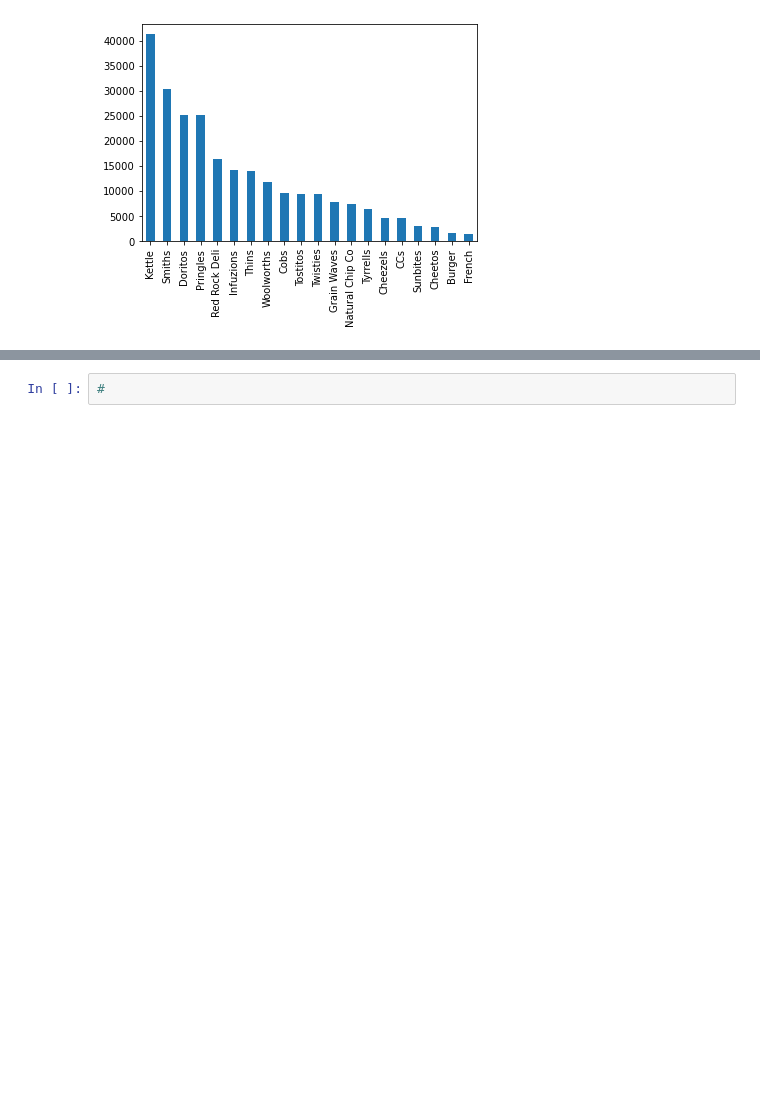
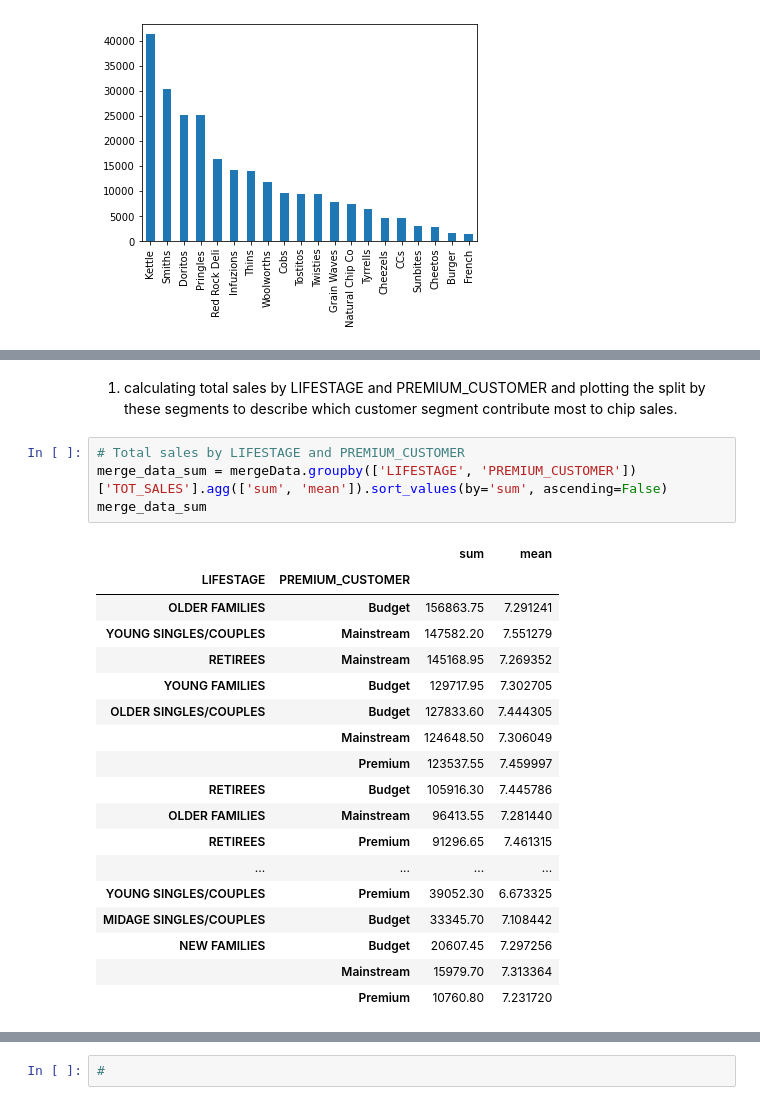
Before and after one commit to diao1010/Virtual_intern, a Jupyter notebook: task1_melody.ipynb, the cells around one changed output, grey strips where cells are left out. Drawn from its saved outputs; the diff is of its cells as text; blank space fills up the shorter version.

```diff
--- a/task1_melody.ipynb
+++ b/task1_melody.ipynb
@@ -446,0 +578,27 @@ transactionData['BRAND'].value_counts().plot(kind='bar')
+# %% [markdown]
+1. calculating total sales by LIFESTAGE and PREMIUM_CUSTOMER and
+plotting the split by these segments to describe which customer segment contribute
+most to chip sales.
+# %%
+# Total sales by LIFESTAGE and PREMIUM_CUSTOMER
+merge_data_sum = mergeData.groupby(['LIFESTAGE', 'PREMIUM_CUSTOMER'])['TOT_SALES'].agg(['sum', 'mean']).sort_values(by='sum', ascending=False)
+merge_data_sum
+# %% [output]
+|  |  | sum | mean |
+| LIFESTAGE | PREMIUM_CUSTOMER |  |  |
+| OLDER FAMILIES | Budget | 156863.75 | 7.291241 |
+| YOUNG SINGLES/COUPLES | Mainstream | 147582.20 | 7.551279 |
+| RETIREES | Mainstream | 145168.95 | 7.269352 |
+| YOUNG FAMILIES | Budget | 129717.95 | 7.302705 |
+| OLDER SINGLES/COUPLES | Budget | 127833.60 | 7.444305 |
+|  | Mainstream | 124648.50 | 7.306049 |
+|  | Premium | 123537.55 | 7.459997 |
+| RETIREES | Budget | 105916.30 | 7.445786 |
+| OLDER FAMILIES | Mainstream | 96413.55 | 7.281440 |
+| RETIREES | Premium | 91296.65 | 7.461315 |
+| ... | ... | ... | ... |
+| YOUNG SINGLES/COUPLES | Premium | 39052.30 | 6.673325 |
+| MIDAGE SINGLES/COUPLES | Budget | 33345.70 | 7.108442 |
+| NEW FAMILIES | Budget | 20607.45 | 7.297256 |
+|  | Mainstream | 15979.70 | 7.313364 |
+|  | Premium | 10760.80 | 7.231720 |
```
Also changed, not shown: parts of 18 cells of this notebook.
